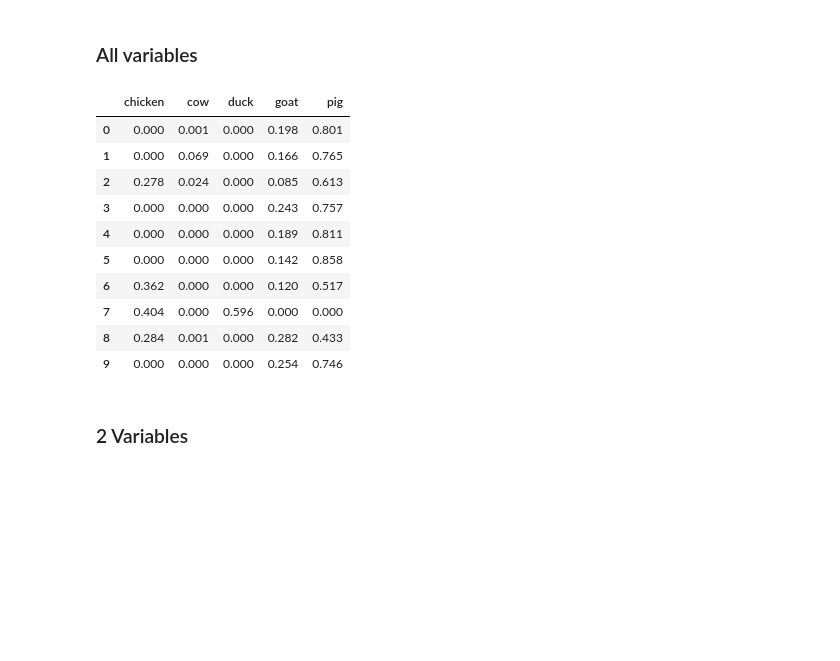
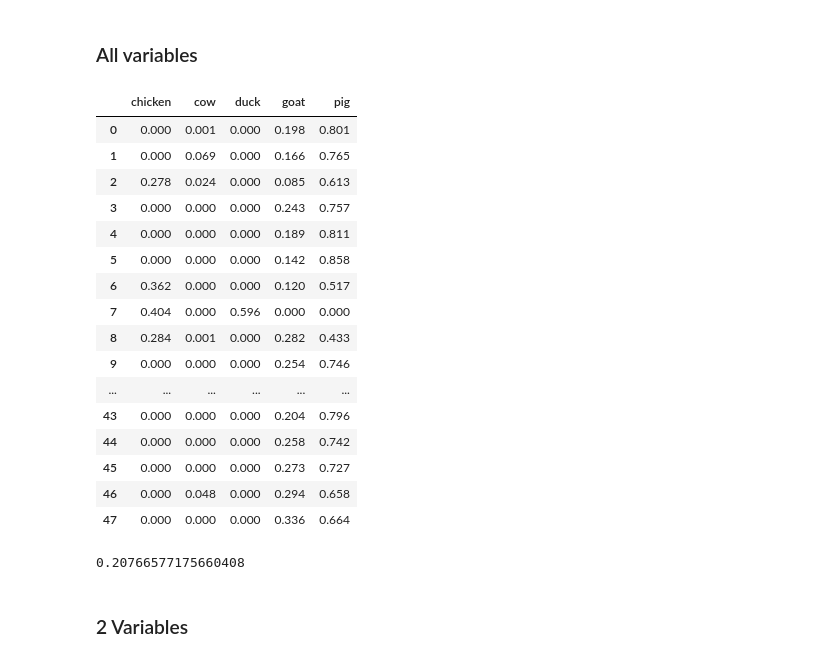
Before and after one commit to ariawahyuw/simulasi-spectra, a Jupyter notebook: Simulasi 3/(OLS) mixture test.ipynb, the cells around one changed output. Drawn from its saved outputs; the diff is of its cells as text; code cells hidden in the pictures; blank space fills up the shorter version.

```diff
--- a/Simulasi 3/(OLS) mixture test.ipynb
+++ b/Simulasi 3/(OLS) mixture test.ipynb
@@ -163,19 +227,35 @@ for i in range(1, pig_chicken_75_25.shape[1]):
     res = minimize(obj, x_init, args=(pig_chicken_75_25.iloc[:, i].values, components.T), bounds=bnds, constraints=cons)
     coef.append(res.x)
 # %%
-pd.DataFrame(coef, columns=['chicken', 'cow', 'duck', 'goat', 'pig']).round(3).head(10)
+pd.DataFrame(coef, columns=['chicken', 'cow', 'duck', 'goat', 'pig']).round(3)
 # %% [output]
 |  | chicken | cow | duck | goat | pig |
 | 0 | 0.000 | 0.001 | 0.000 | 0.198 | 0.801 |
 | 1 | 0.000 | 0.069 | 0.000 | 0.166 | 0.765 |
 | 2 | 0.278 | 0.024 | 0.000 | 0.085 | 0.613 |
 | 3 | 0.000 | 0.000 | 0.000 | 0.243 | 0.757 |
 | 4 | 0.000 | 0.000 | 0.000 | 0.189 | 0.811 |
 | 5 | 0.000 | 0.000 | 0.000 | 0.142 | 0.858 |
 | 6 | 0.362 | 0.000 | 0.000 | 0.120 | 0.517 |
 | 7 | 0.404 | 0.000 | 0.596 | 0.000 | 0.000 |
 | 8 | 0.284 | 0.001 | 0.000 | 0.282 | 0.433 |
 | 9 | 0.000 | 0.000 | 0.000 | 0.254 | 0.746 |
+| ... | ... | ... | ... | ... | ... |
+| 43 | 0.000 | 0.000 | 0.000 | 0.204 | 0.796 |
+| 44 | 0.000 | 0.000 | 0.000 | 0.258 | 0.742 |
+| 45 | 0.000 | 0.000 | 0.000 | 0.273 | 0.727 |
+| 46 | 0.000 | 0.048 | 0.000 | 0.294 | 0.658 |
+| 47 | 0.000 | 0.000 | 0.000 | 0.336 | 0.664 |
+# %%
+#RMSE
+actual_value = np.full((len(coef), 5), [0.25, 0, 0, 0, 0.75])
+absolute_error = np.abs(actual_value - coef).flatten()
+squared_error = absolute_error ** 2
+mean_squared_error = np.mean(squared_error)
+root_mean_squared_error = np.sqrt(mean_squared_error)
+root_mean_squared_error
+# %% [output]
+0.20766577175660408
 # %% [markdown]
 ### 2 Variables
 # %%
```
Also changed, not shown: parts of 10 cells of this notebook.
